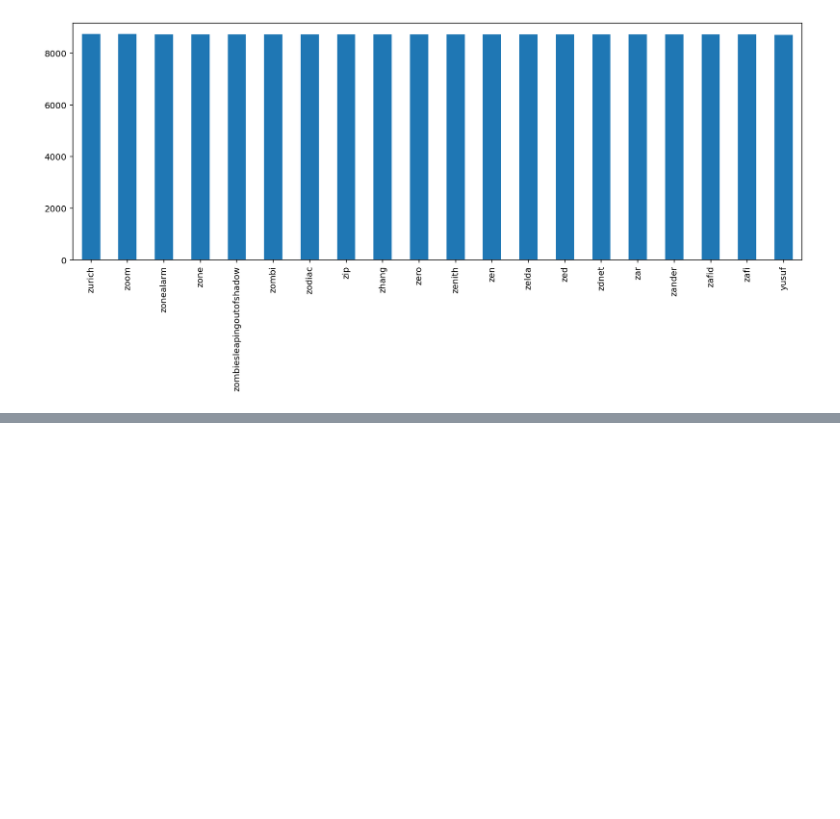
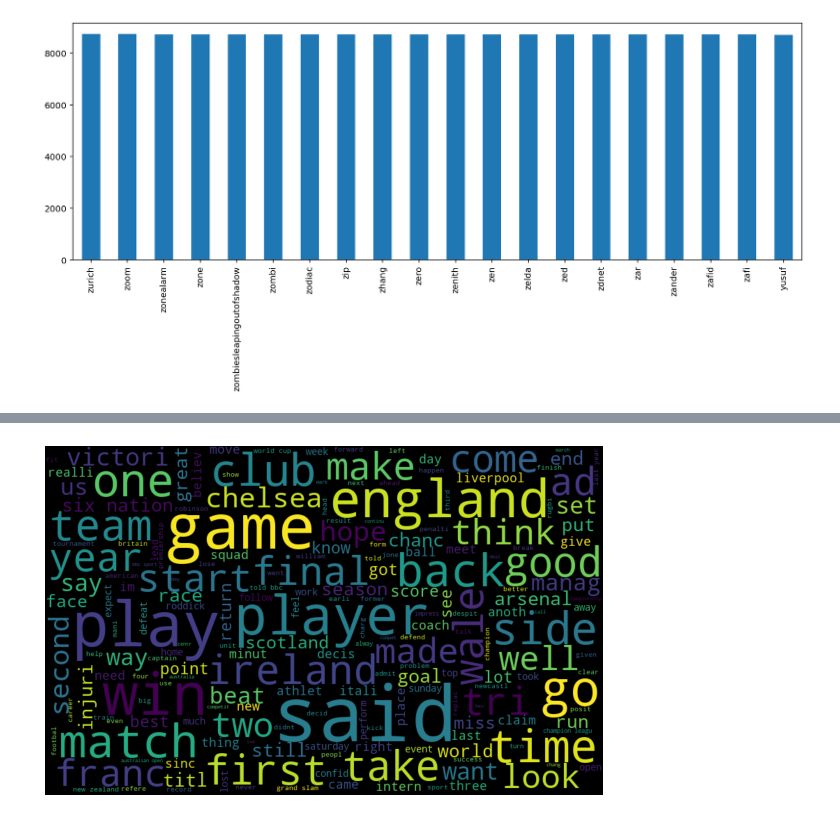
Before and after one commit to BalajiJadhav015/Topic-Modeling-On-News-Article, a Jupyter notebook: News Topic Modeling.ipynb, the cells around one changed output, grey strips where cells are left out. Cells and saved outputs as stored; diff of their text form; code cells hidden in the pictures; blank space fills up the shorter version.

```diff
--- a/News Topic Modeling.ipynb
+++ b/News Topic Modeling.ipynb
@@ -418,0 +451,7 @@ top_vacab.plot(kind = 'bar', figsize=(15,5))
+# %%
+subset=data[data.type=="sport"]
+text=subset.news.values
+words =" ".join(text)
+create_wordcloud(words)
+# %% [output]
+[figure, added]
```
Also changed, not shown: parts of 7 cells of this notebook.
